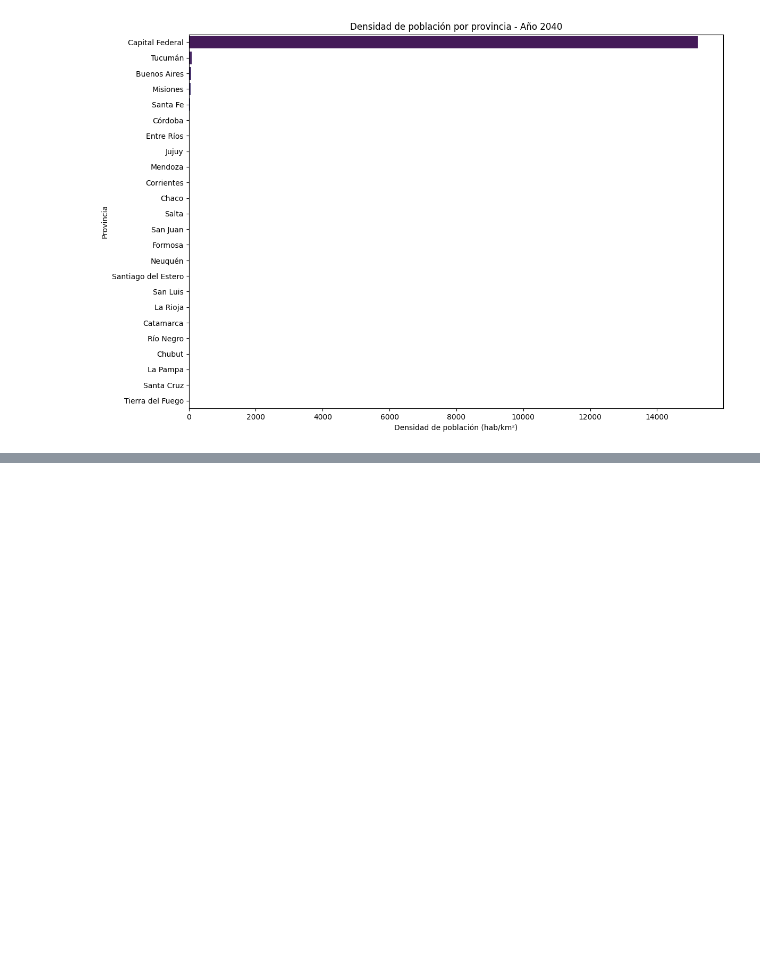
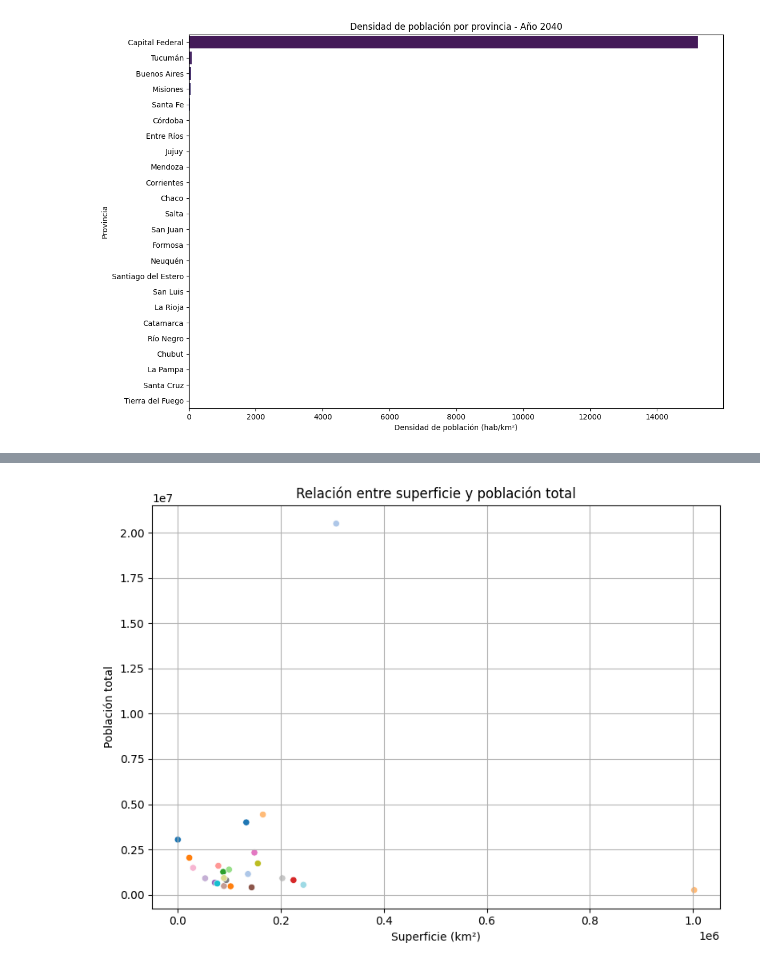
Before and after one commit to yanetcoronelok/api2_coronel_yanet, a Jupyter notebook: api2_coronel_yanet.ipynb, the cells around one changed output, grey strips where cells are left out. Cells and saved outputs as stored; diff of their text form; code cells hidden in the pictures; blank space fills up the shorter version.

```diff
--- a/api2_coronel_yanet.ipynb
+++ b/api2_coronel_yanet.ipynb
@@ -576,0 +620,19 @@ Passing `palette` without assigning `hue` is deprecated and will be removed in v
+# %%
+# Usar el mismo año para comparar
+plt.figure(figsize=(8, 6))
+sns.scatterplot(
+    data=df_latest,
+    x="superficie_km2",
+    y="poblacion_total",
+    hue="provincia",
+    palette="tab20",
+    legend=False
+)
+plt.title("Relación entre superficie y población total")
+plt.xlabel("Superficie (km²)")
+plt.ylabel("Población total")
+plt.grid(True)
+plt.tight_layout()
+plt.show()
+# %% [output]
+[figure, added]
```
Also changed, not shown: parts of 9 cells of this notebook.
